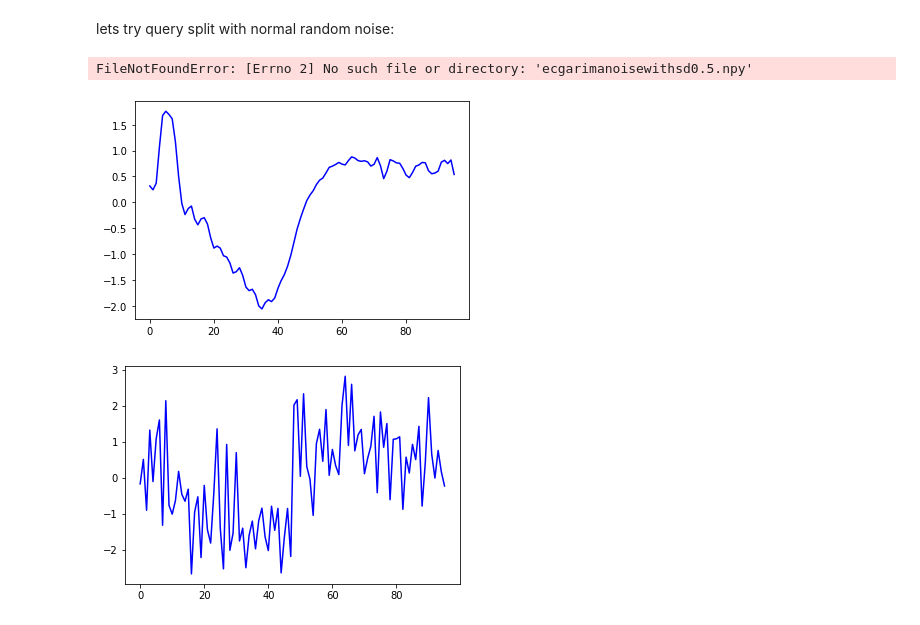
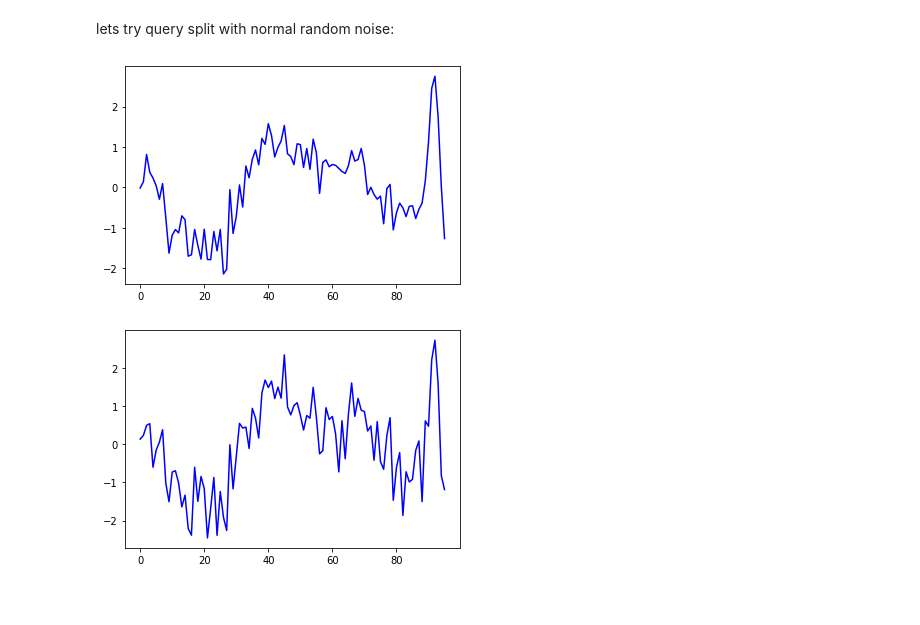
Before and after one commit to valeman/GRAILTS, a Jupyter notebook: Untitled5.ipynb, the cells around one changed output. Drawn from its saved outputs; the diff is of its cells as text; code cells hidden in the pictures.

```diff
--- a/Untitled5.ipynb
+++ b/Untitled5.ipynb
@@ -123,8 +123,8 @@ def brute_ground_truth(TS, lag, pval = 0.05):
 
 def add_noise(TS, sd):
     n,m  = TS.shape
-    newTS = TS.copy()
-    for i in range(1,n,2):
+    newTS = deepcopy(TS)
+    for i in range(n):
         newTS[i] += np.random.normal(0, sd, m)
     return newTS
 # %%
@@ -283,12 +283,15 @@ for j in range(effect_db.shape[0]):
 # %% [markdown]
 lets try query split with normal random noise:
 # %%
-ts = np.load('ecgarimanoisewithsd{}.npy'.format(0.5))
+noisydata = np.load('ecgarimanoisy200.npy')
-# %% [output]
-FileNotFoundError: [Errno 2] No such file or directory: 'ecgarimanoisewithsd0.5.npy'
+# %%
+causal_db = np.array([noisydata[i,:] for i in range(0,200,2)])
+effect_db = np.array([noisydata[i,:] for i in range(1,200,2)])
+# %%
+ts = add_noise(effect_db, 0.5)
 # %%
-plot(ts[4])
-plot(ts[5])
+plot(effect_db[1])
+plot(ts[1])
 # %% [output]
-[figure, old version]
+[figure, new version]
-[figure, old version]
+[figure, new version]
```
Also changed, not shown: parts of 4 cells of this notebook, 8 other files.
